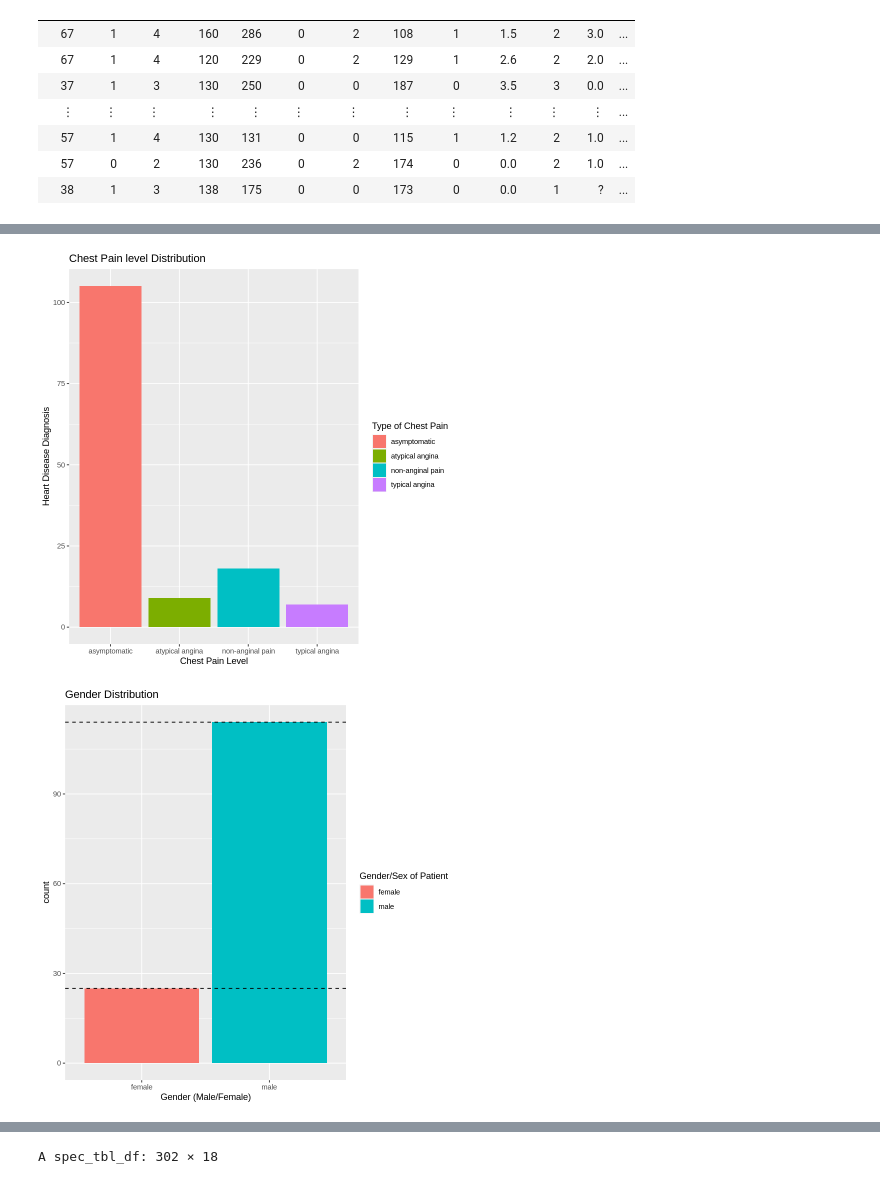
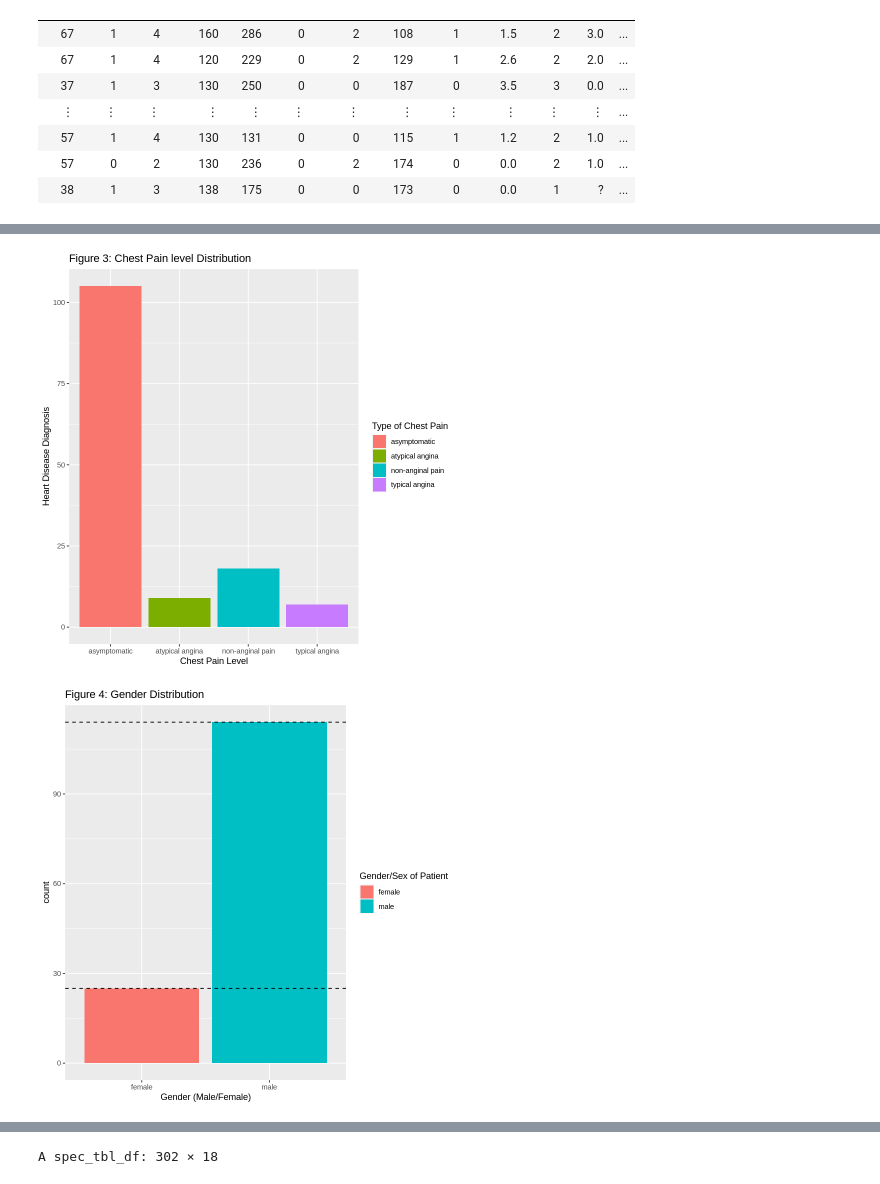
Before and after one commit to Daniel6070/Heart_Disease, a Jupyter notebook: Heart_Disease.ipynb, the cells around one changed output, grey strips where cells are left out. Cells and saved outputs as stored; diff of their text form; code cells hidden in the pictures.

```diff
--- a/Heart_Disease.ipynb
+++ b/Heart_Disease.ipynb
@@ -186,24 +174,24 @@ A tibble: 1 × 1
 # %%
 # ======== CHEST PAIN DISTRIBUTION FOR PEOPLE WITH >50 % NARROWING ===============
 heart_disease_50_cp <- heart_disease %>%
 filter(num == ">50% diameter narrowing") %>%
 select(cp, num)
 
 heart_disease_50_cp$cp[heart_disease_50_cp$cp==1] <-"typical angina"
 heart_disease_50_cp$cp[heart_disease_50_cp$cp==2] <-"atypical angina"
 heart_disease_50_cp$cp[heart_disease_50_cp$cp==3] <-"non-anginal pain"
 heart_disease_50_cp$cp[heart_disease_50_cp$cp==4] <-"asymptomatic"
 #heart_disease_cp
 
 cp_plot <- heart_disease_50_cp %>%
 ggplot(aes(x = cp, fill = cp)) +
 geom_bar() +
 labs(x = "Chest Pain Level", y = "Heart Disease Diagnosis", fill = "Type of Chest Pain")+
-ggtitle("Chest Pain level Distribution")
+ggtitle("Figure 3: Chest Pain level Distribution")
 
 cp_plot
 # %% [output]
-[figure, old version]
+[figure, new version]
 # %%
 # ======== GENDER DISTRIBUTION FOR PEOPLE WITH >50 % NARROWING ===============
 heart_50_sex <- heart_disease %>%
@@ -221,8 +209,8 @@ geom_bar() +
 geom_hline(yintercept = 114, linetype = "dashed", size = 0.5)+
 geom_hline(yintercept = 25, linetype = "dashed", size = 0.5)+
 labs(x = "Gender (Male/Female)", "Heart Disease Diagnosis", fill = "Gender/Sex of Patient")+
-ggtitle("Gender Distribution")
+ggtitle("Figure 4: Gender Distribution")
 
 sex_plot
 # %% [output]
-[figure, old version]
+[figure, new version]
```
Also changed, not shown: parts of 17 cells of this notebook.
